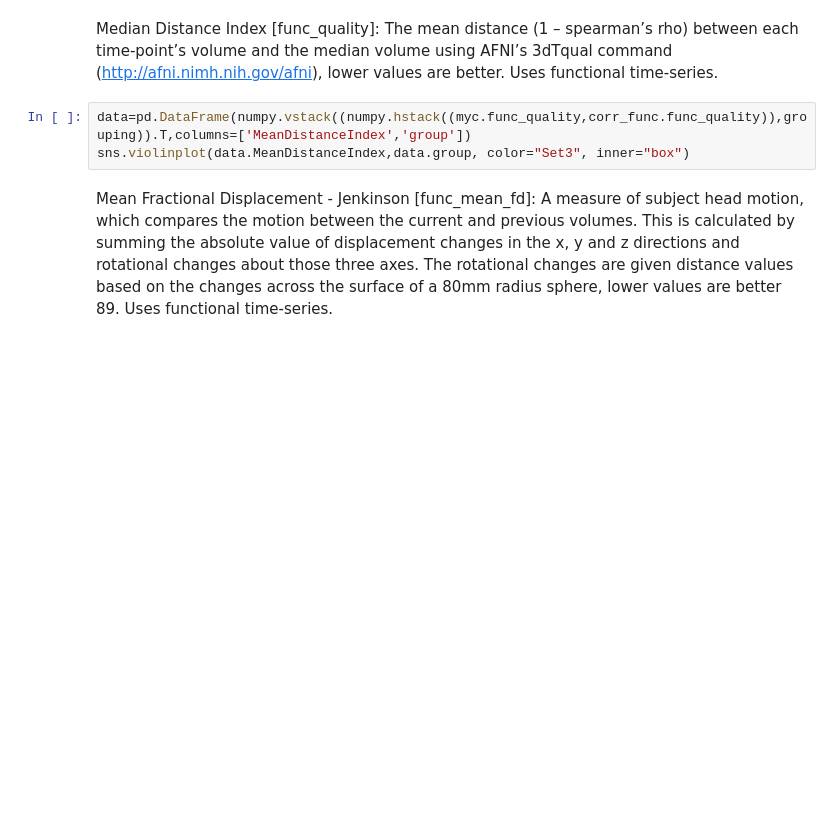
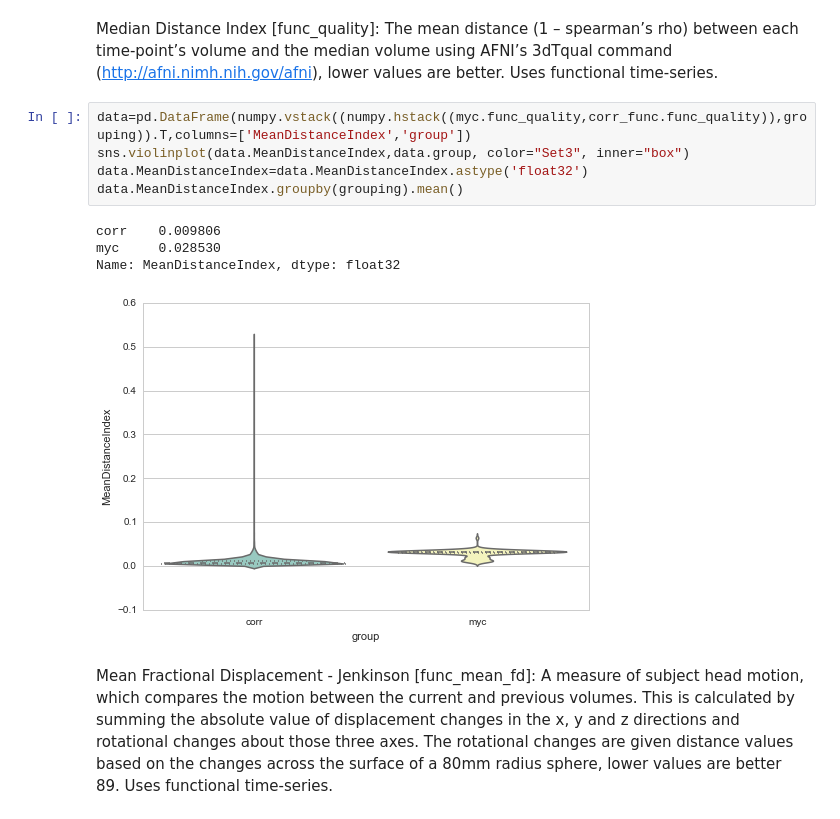
Before and after one commit to poldrack/myconnectome, a Jupyter notebook: quality_assurance/QA_summary_func.ipynb, the cells around one changed output. Drawn from its saved outputs; the diff is of its cells as text; blank space fills up the shorter version.

```diff
--- a/quality_assurance/QA_summary_func.ipynb
+++ b/quality_assurance/QA_summary_func.ipynb
@@ -90,6 +113,13 @@ Median Distance Index [func_quality]: The mean distance (1 – spearman’s rho)
 # %%
 data=pd.DataFrame(numpy.vstack((numpy.hstack((myc.func_quality,corr_func.func_quality)),grouping)).T,columns=['MeanDistanceIndex','group'])
 sns.violinplot(data.MeanDistanceIndex,data.group, color="Set3", inner="box")
+data.MeanDistanceIndex=data.MeanDistanceIndex.astype('float32')
+data.MeanDistanceIndex.groupby(grouping).mean()
+# %% [output]
+corr    0.009806
+myc     0.028530
+Name: MeanDistanceIndex, dtype: float32
+[figure, added]
 # %% [markdown]
 Mean Fractional Displacement - Jenkinson [func_mean_fd]: A measure of subject head motion, which compares the motion between the current and previous volumes. This is calculated by summing the absolute value of displacement changes in the x, y and z directions and rotational changes about those three axes. The rotational changes are given distance values based on the changes across the surface of a 80mm radius sphere, lower values are better 89. Uses functional time-series.
 # %%
```
Also changed, not shown: parts of 5 cells of this notebook.
